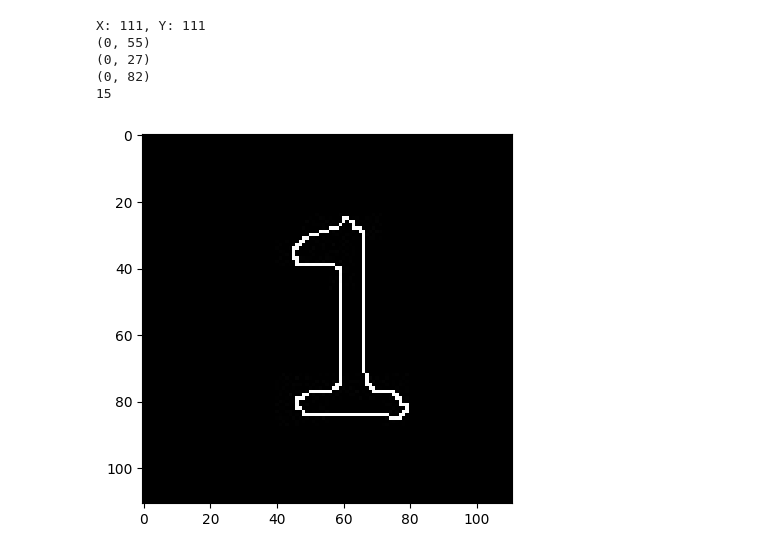
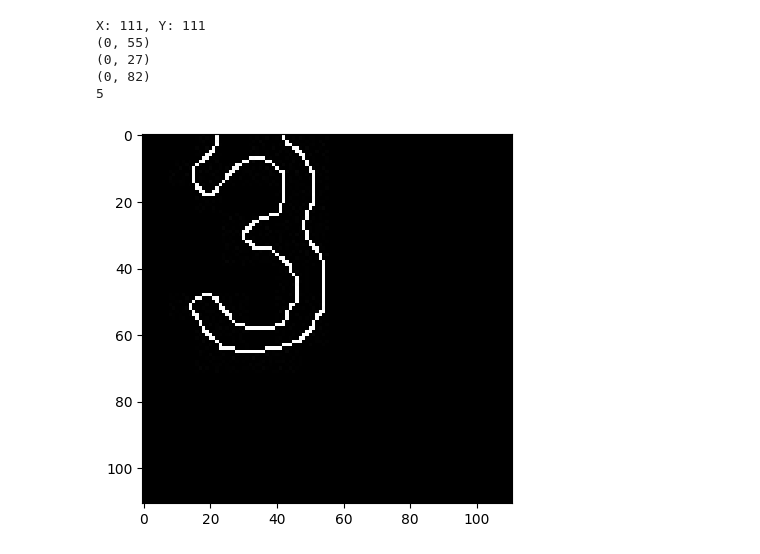
Before and after one commit to youssef-mohamed1809/Sudoku-Image-Processing, a Jupyter notebook: intersections.ipynb, the cells around one changed output. Cells and saved outputs as stored; diff of their text form; code cells hidden in the pictures.

```diff
--- a/intersections.ipynb
+++ b/intersections.ipynb
@@ -5,7 +5,7 @@ import numpy as np
 import math
 
 
-img1 = cv2.imread('NumberData/Number1/num1.jpg')
+img1 = cv2.imread('NumberData/Number3/num6.jpg')
 img1 = cv2.cvtColor(img1, cv2.COLOR_BGR2GRAY)
 
 
@@ -35,12 +35,20 @@ print(l3Start)
 
 image = np.zeros_like(img1, dtype = np.uint8)
 
-image = cv2.line(image, (0, 18), (x, 18), (255, 255, 255), 1)
-image = cv2.line(image, (0, 35), (x, 35), (255, 255, 255), 1)
-image = cv2.line(image, (0, 53), (x, 53), (255, 255, 255), 1)
-image = cv2.line(image, (0, 72), (x, 72), (255, 255, 255), 1)
-image = cv2.line(image, (0, 90), (x, 90), (255, 255, 255), 1)
-image = cv2.line(image, (0, 108), (x, 108), (255, 255, 255), 1)
+
+# image = cv2.line(image, (0, 18), (x, 18), (255, 255, 255), 1)
+image = cv2.line(image, (0, 28), (x, 28), (255, 255, 255), 1)
+# image = cv2.line(image, (0, 39), (x, 39), (255, 255, 255), 1)
+# image = cv2.line(image, (0, 44), (x, 44), (255, 255, 255), 1)
+# image = cv2.line(image, (0, 48), (x, 48), (255, 255, 255), 1)
+image = cv2.line(image, (0, 55), (x, 55), (255, 255, 255), 1)
+# image = cv2.line(image, (0, 57), (x, 57), (255, 255, 255), 1)
+# image = cv2.line(image, (0, 62), (x, 62), (255, 255, 255), 1)
+# image = cv2.line(image, (0, 66), (x, 66), (255, 255, 255), 1)
+image = cv2.line(image, (0, 82), (x, 82), (255, 255, 255), 1)
+# image = cv2.line(image, (0, 76), (x, 76), (255, 255, 255), 1)
+image = cv2.line(image, (0, 109), (x, 109), (255, 255, 255), 1)
+
 
 ## To draw vertical lines
 halfx = x // 2
@@ -49,38 +57,44 @@ l1vEnd = (halfx, y)
 
 quarterx = halfx // 2
 l2vStart = (quarterx, 0)
 l2vEnd = (quarterx, y)
 
 l3vStart = (halfx + quarterx, 0)
 l3vEnd = (halfx + quarterx, y)
 
+# image = cv2.line(image, (18, 0), (18, y), (255, 255, 255), 1)
+image = cv2.line(image, (28, 0), (28, y), (255, 255, 255), 1)
+# image = cv2.line(image, (39, 0), (39, y), (255, 255, 255), 1)
+# image = cv2.line(image, (44, 0), (44, y), (255, 255, 255), 1)
+# image = cv2.line(image, (48, 0), (48, y), (255, 255, 255), 1)
+image = cv2.line(image, (55, 0), (55, y), (255, 255, 255), 1)
+# image = cv2.line(image, (57, 0), (57, y), (255, 255, 255), 1)
+# image = cv2.line(image, (62, 0), (62, y), (255, 255, 255), 1)
+# image = cv2.line(image, (64, 0), (64, y), (255, 255, 255), 1)
+image = cv2.line(image, (82, 0), (82, y), (255, 255, 255), 1)
+# image = cv2.line(image, (76, 0), (76, y), (255, 255, 255), 1)
+image = cv2.line(image, (108, 0), (108, y), (255, 255, 255), 1)
 
-image = cv2.line(image, (18, 0), (18, y), (255, 255, 255), 1)
-image = cv2.line(image, (35, 0), (35, y), (255, 255, 255), 1)
-image = cv2.line(image, (53, 0), (53, y), (255, 255, 255), 1)
-image = cv2.line(image, (72, 0), (72, y), (255, 255, 255), 1)
-image = cv2.line(image, (90, 0), (90, y), (255, 255, 255), 1)
-image = cv2.line(image, (108, 0), (108, y), (255, 255, 255), 1)
 
 # plt.imshow(image, cmap='gray')
 
 ## Get Intersection points
 intersectionPoints = img1 & image
 # plt.imshow(intersectionPoints, cmap='gray')
 # print(img1.shape)
 count = 0
 
 for i in range(intersectionPoints.shape[0]):
     for j in range(intersectionPoints.shape[1]):
         if intersectionPoints[i][j] ==  255:
             count += 1
 
 
 print(count)
 # %% [output]
 X: 111, Y: 111
 (0, 55)
 (0, 27)
 (0, 82)
-15
+5
-[figure, old version]
+[figure, new version]
```
Also changed, not shown: parts of 3 cells of this notebook, 3 other files.
